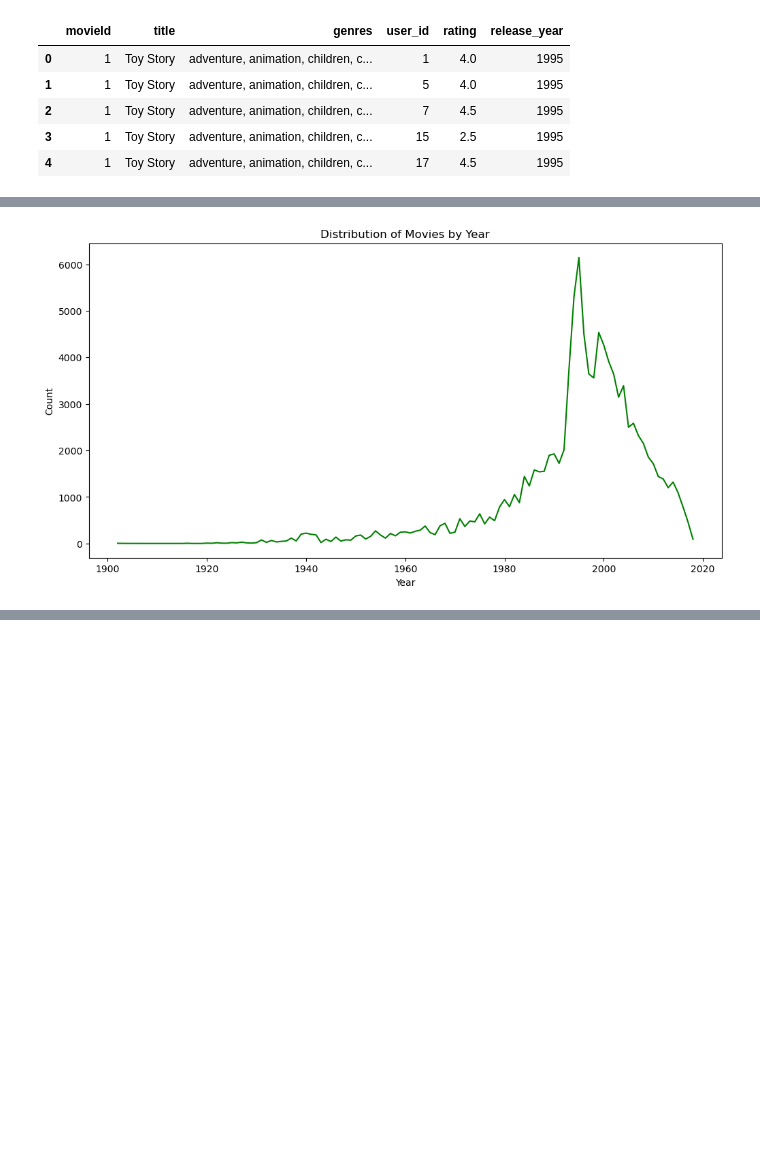
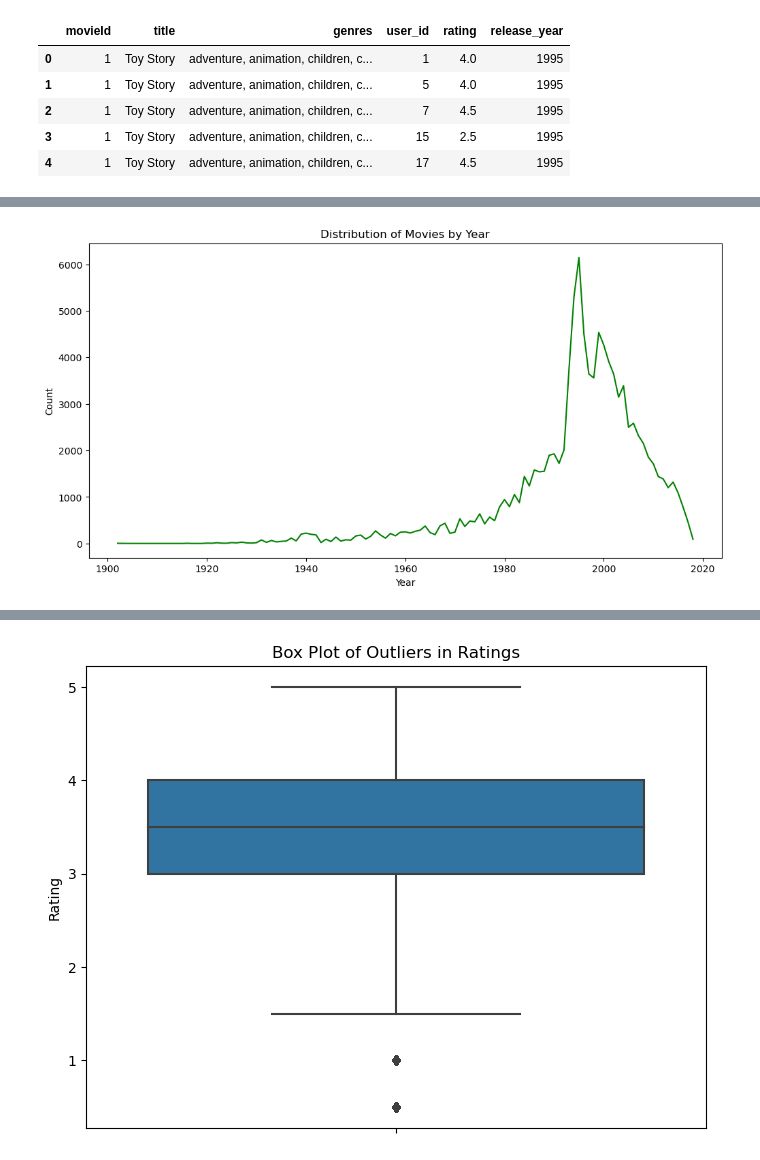
Before and after one commit to Eva-Claire/streamflix_recommender_system, a Jupyter notebook: movie_recommendor.ipynb, the cells around one changed output, grey strips where cells are left out. Drawn from its saved outputs; the diff is of its cells as text; code cells hidden in the pictures; blank space fills up the shorter version.

Commit message:
Add multivariate analysis

```diff
--- a/movie_recommendor.ipynb
+++ b/movie_recommendor.ipynb
@@ -546,12 +544,28 @@ For our univariate analysis, we create a class that will perform univariate anal
 # %%
 class UnivariateAnalysis:
-    """
+    '''
     A class for performing univariate analysis on movie data.
-    """
+
+    Attributes:
+        df (DataFrame): A pandas DataFrame containing movie data.
+    '''
+
     def __init__(self, df):
+        '''
+        Initializes the UnivariateAnalysis class with a DataFrame.
+
+        Parameters:
+            df (DataFrame): A pandas DataFrame containing the movie data to analyze.
+        '''
         self.df = df
 
-    def analyze_ratings_frequency(self):
+    def plot_ratings_frequency(self):
+
+        '''
+        This method creates a count plot to visualize the frequency of each rating
+        and prints the counts of each rating.
+        '''
+
         plt.figure(figsize=(10, 6))
         sns.countplot(x='rating', data=self.df, palette='viridis')
         plt.title('Distribution of Ratings')
@@ -563,7 +577,14 @@ class UnivariateAnalysis:
         print("Rating Frequency:")
         print(rating_counts)
 
-    def analyze_genres_frequency(self):
+    def plot_genres_frequency(self):
+
+        '''
+        This method splits the genres into individual entries, counts the frequency
+        of each genre, and creates a bar plot to visualize the distribution.
+        It also prints the top 10 genres.
+        '''
+
         genres = self.df['genres'].str.split(', ', expand=True).stack()
         # Count unique genres
         genre_counts = genres.value_counts()
@@ -580,7 +601,14 @@ class UnivariateAnalysis:
         print("Top 10 Genres:")
         print(genre_counts.head(10))
 
-    def analyze_year_frequency(self):
+    def plot_year_frequency(self):
+
+        '''
+        This method counts the number of movies released each year and creates
+        a line plot to visualize the distribution. It also prints the number of
+        movies released per decade.
+        '''
+
         year_counts = self.df['release_year'].value_counts().sort_index()
 
         plt.figure(figsize=(12, 6))
@@ -594,15 +622,41 @@ class UnivariateAnalysis:
         decade_counts = self.df['release_year'].apply(lambda x: x - x % 10).value_counts().sort_index()
         print(decade_counts)
 
-    def run_all_analyses(self):
-        print('Analyzing Ratings Frequency...')
-        self.analyze_ratings_frequency()
-        print('\nAnalyzing Genres Frequency...')
-        self.analyze_genres_frequency()
-        print('\nAnalyzing Year Frequency...')
-        self.analyze_year_frequency()
+    def plot_rating_outliers(self):
+
+        '''
+        This method generates a box plot that displays the median, quartiles,
+        and potential outliers of the ratings in the dataset.
+        '''
+
+        plt.figure(figsize=(8, 6))
+        sns.boxplot(y='rating', data=self.df)
+        plt.title('Box Plot of Outliers in Ratings')
+        plt.ylabel('Rating')
+        plt.show()
+
+
+    def run_univariate(self):
+
+        '''
+        This method sequentially calls the methods to analyze ratings frequency,
+        genres frequency, and year frequency, printing progress messages.
+        '''
+
+        print('Displaying Ratings Frequency...')
+        print('-------------------------------')
+        self.plot_ratings_frequency()
+        print('\n\nDisplaying Genres Frequency...')
+        print('------------------------------')
+        self.plot_genres_frequency()
+        print('\n\nDisplaying Year Frequency...')
+        print('----------------------------')
+        self.plot_year_frequency()
+        print('\n\nDisplaying Outliers...')
+        print('-----------------------')
+        self.plot_rating_outliers()
 
 # Instantiate
 univariate = UnivariateAnalysis(df)
-univariate.run_all_analyses()
+univariate.run_univariate()
 # %% [output]
@@ -655,3 +718,4 @@ Name: release_year, dtype: int64
+[figure, added]
 # %% [markdown]
 From the `distribution of ratings` plot we can see that the most common rating is 4.0 with about 25,000 movies and the distribution is positively skewed favouring higher ratings. Significant counts can also be seen at 3.0 and 3.5 while ratings of 2.0, 4.5 and 5.0 are notable but less frequent. Extremely low ratings of 0.5 and 1.0 are less common, suggesting that most movies are rated at least moderately well.
 
```
Also changed, not shown: parts of 8 cells of this notebook.
